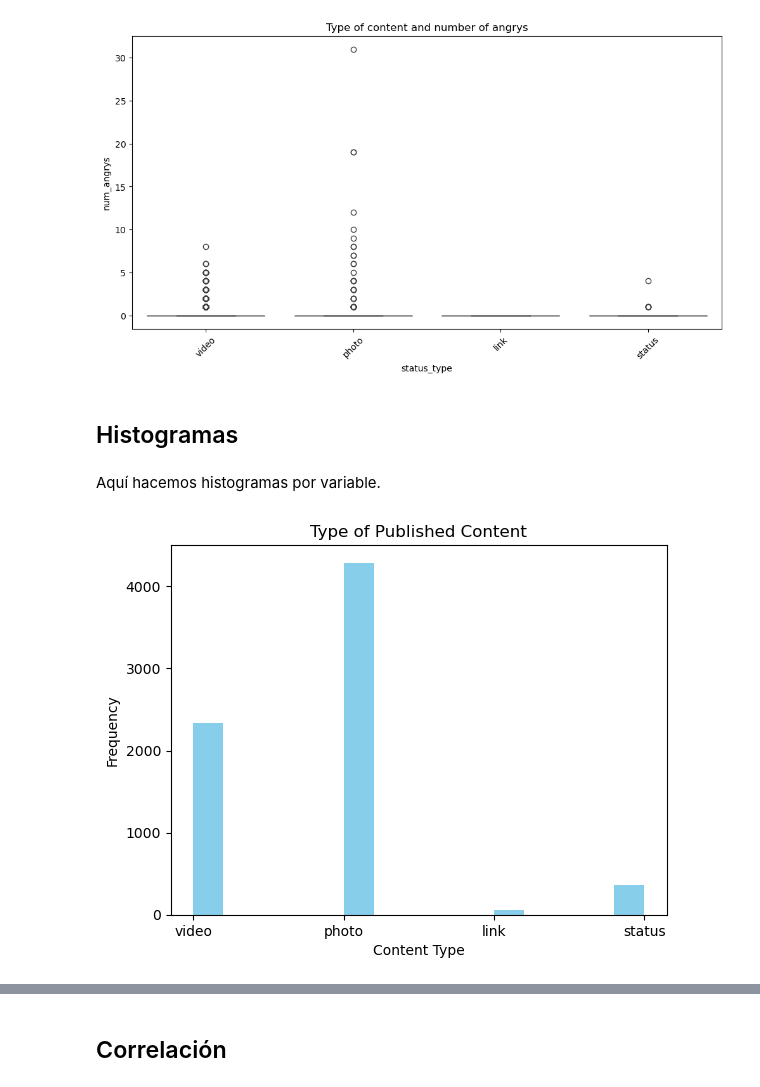
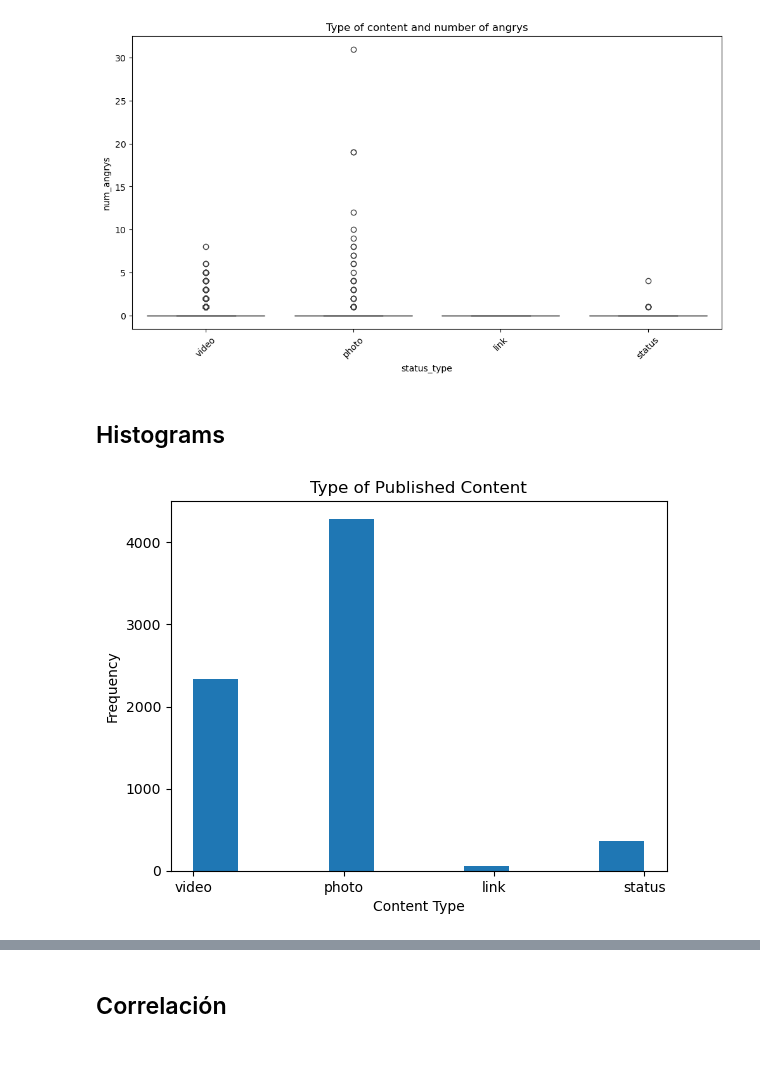
Before and after one commit to Vertiz2405/Actividad3BoxAndWhisker, a Jupyter notebook: act3.ipynb, the cells around one changed output, grey strips where cells are left out. Saved outputs shown, nothing was run; the diff lists cells and outputs as text; code cells hidden in the pictures; blank space fills up the shorter version.

Commit message:
Edited titles and x labels in histograms

```diff
--- a/act3.ipynb
+++ b/act3.ipynb
@@ -97,17 +97,15 @@ plt.show()
 # %% [output]
 [figure]
 # %% [markdown]
-## Histogramas
+## Histograms
-# %% [markdown]
-Aquí hacemos histogramas por variable.
 # %%
-plt.hist(df['status_type'], bins=15, color='skyblue')
+plt.hist(df['status_type'])
 
 plt.title('Type of Published Content')
 plt.xlabel('Content Type')
 plt.ylabel('Frequency')
 
 plt.show()
 # %% [output]
-[figure, old version]
+[figure, new version]
 # %%
```
Also changed, not shown: parts of 9 cells of this notebook.
